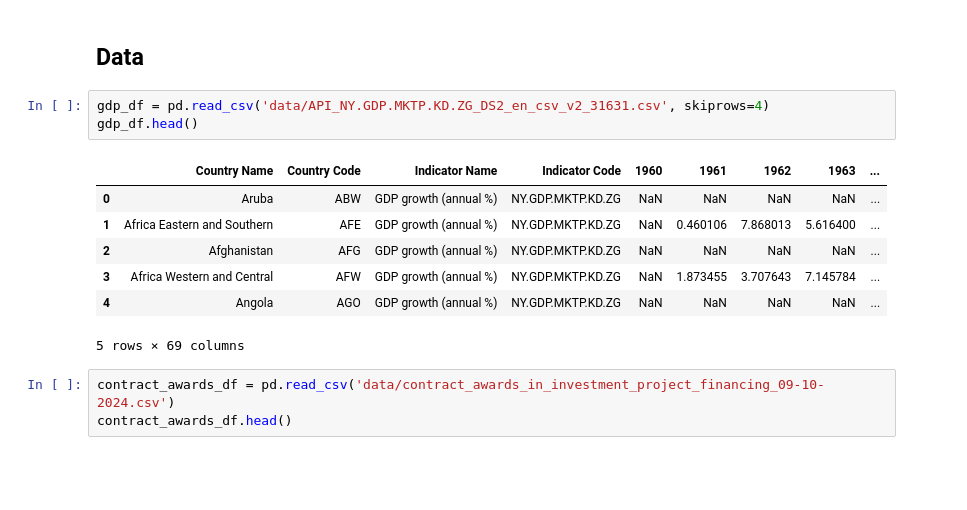
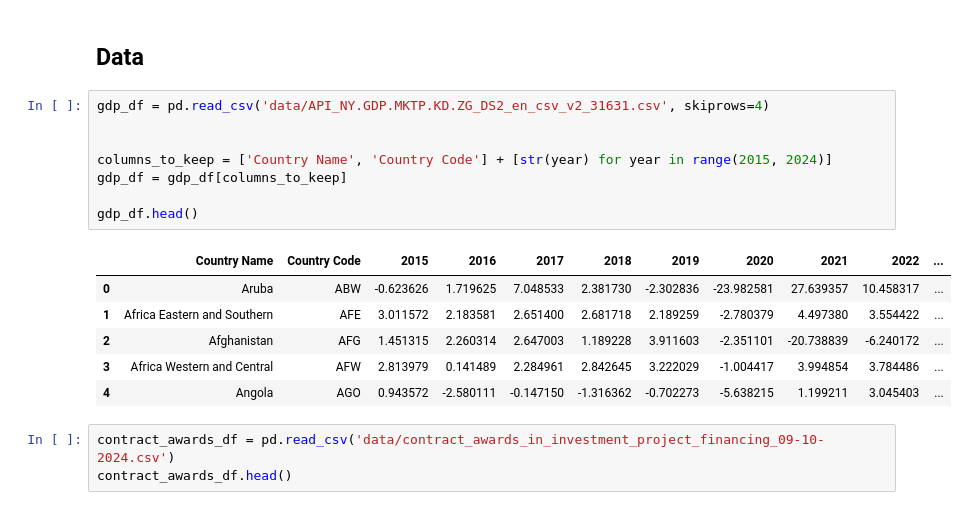
Before and after one commit to mdlugosz-develop/bootcamp-project-1, a Jupyter notebook: analysis.ipynb, the cells around one changed output. Drawn from its saved outputs; the diff is of its cells as text; blank space fills up the shorter version.

```diff
--- a/analysis.ipynb
+++ b/analysis.ipynb
@@ -17,15 +17,19 @@ colors = sns.color_palette('husl')
 ## Data
 # %%
 gdp_df = pd.read_csv('data/API_NY.GDP.MKTP.KD.ZG_DS2_en_csv_v2_31631.csv', skiprows=4)
+
+
+columns_to_keep = ['Country Name', 'Country Code'] + [str(year) for year in range(2015, 2024)]
+gdp_df = gdp_df[columns_to_keep]
+
 gdp_df.head()
 # %% [output]
-|  | Country Name | Country Code | Indicator Name | Indicator Code | 1960 | 1961 | 1962 | 1963 | ... |
-| 0 | Aruba | ABW | GDP growth (annual %) | NY.GDP.MKTP.KD.ZG | NaN | NaN | NaN | NaN | ... |
-| 1 | Africa Eastern and Southern | AFE | GDP growth (annual %) | NY.GDP.MKTP.KD.ZG | NaN | 0.460106 | 7.868013 | 5.616400 | ... |
-| 2 | Afghanistan | AFG | GDP growth (annual %) | NY.GDP.MKTP.KD.ZG | NaN | NaN | NaN | NaN | ... |
-| 3 | Africa Western and Central | AFW | GDP growth (annual %) | NY.GDP.MKTP.KD.ZG | NaN | 1.873455 | 3.707643 | 7.145784 | ... |
-| 4 | Angola | AGO | GDP growth (annual %) | NY.GDP.MKTP.KD.ZG | NaN | NaN | NaN | NaN | ... |
+|  | Country Name | Country Code | 2015 | 2016 | 2017 | 2018 | 2019 | 2020 | 2021 | 2022 | ... |
+| 0 | Aruba | ABW | -0.623626 | 1.719625 | 7.048533 | 2.381730 | -2.302836 | -23.982581 | 27.639357 | 10.458317 | ... |
+| 1 | Africa Eastern and Southern | AFE | 3.011572 | 2.183581 | 2.651400 | 2.681718 | 2.189259 | -2.780379 | 4.497380 | 3.554422 | ... |
+| 2 | Afghanistan | AFG | 1.451315 | 2.260314 | 2.647003 | 1.189228 | 3.911603 | -2.351101 | -20.738839 | -6.240172 | ... |
+| 3 | Africa Western and Central | AFW | 2.813979 | 0.141489 | 2.284961 | 2.842645 | 3.222029 | -1.004417 | 3.994854 | 3.784486 | ... |
+| 4 | Angola | AGO | 0.943572 | -2.580111 | -0.147150 | -1.316362 | -0.702273 | -5.638215 | 1.199211 | 3.045403 | ... |
-5 rows × 69 columns
 # %%
 contract_awards_df = pd.read_csv('data/contract_awards_in_investment_project_financing_09-10-2024.csv')
 contract_awards_df.head()
```
